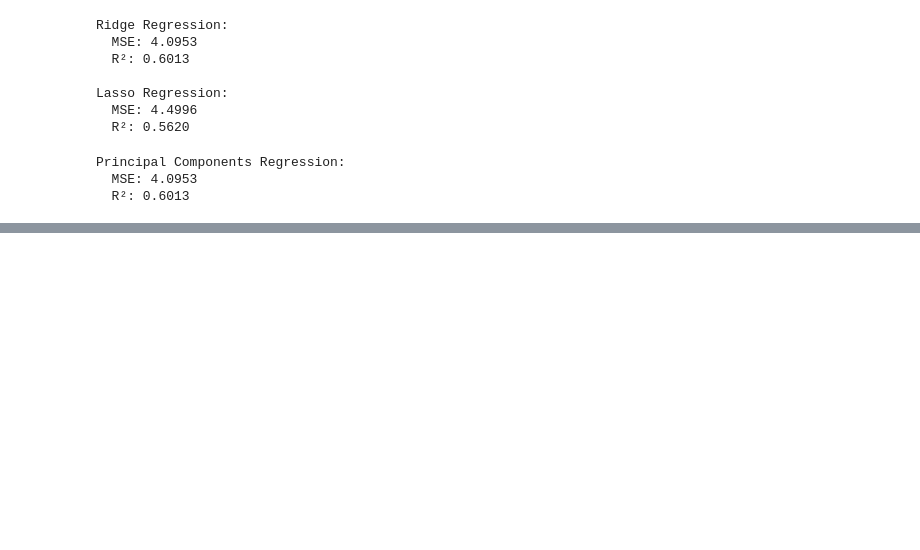
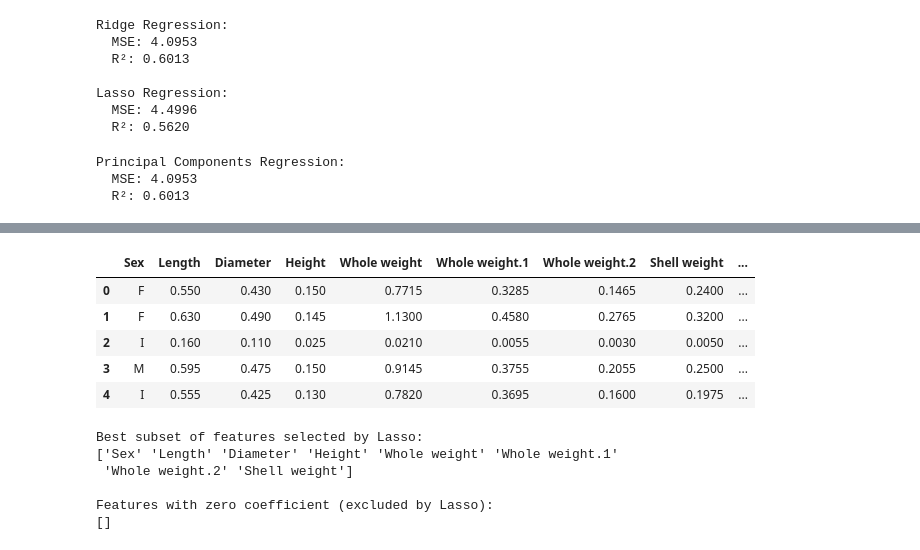
Before and after one commit to anujbansal-ncu/NCU, a Jupyter notebook: DDS-8555/week3/assignment3.ipynb, the cells around one changed output, grey strips where cells are left out. Saved outputs shown, nothing was run; the diff lists cells and outputs as text; code cells hidden in the pictures; blank space fills up the shorter version.

```diff
--- a/DDS-8555/week3/assignment3.ipynb
+++ b/DDS-8555/week3/assignment3.ipynb
@@ -713,0 +702,55 @@ Successfully installed plotly-6.2.0
+# %%
+df.head()
+# %% [output]
+|  | Sex | Length | Diameter | Height | Whole weight | Whole weight.1 | Whole weight.2 | Shell weight | ... |
+| 0 | F | 0.550 | 0.430 | 0.150 | 0.7715 | 0.3285 | 0.1465 | 0.2400 | ... |
+| 1 | F | 0.630 | 0.490 | 0.145 | 1.1300 | 0.4580 | 0.2765 | 0.3200 | ... |
+| 2 | I | 0.160 | 0.110 | 0.025 | 0.0210 | 0.0055 | 0.0030 | 0.0050 | ... |
+| 3 | M | 0.595 | 0.475 | 0.150 | 0.9145 | 0.3755 | 0.2055 | 0.2500 | ... |
+| 4 | I | 0.555 | 0.425 | 0.130 | 0.7820 | 0.3695 | 0.1600 | 0.1975 | ... |
+# %%
+# Best subset selection using Lasso regularization on train.csv
+from sklearn.linear_model import LassoCV
+from sklearn.preprocessing import StandardScaler, LabelEncoder
+import pandas as pd
+import numpy as np
+
+# Load the dataset
+df = pd.read_csv("train.csv")
+
+# Drop the 'id' column if present
+if 'id' in df.columns:
+    df = df.drop(columns=['id'])
+
+# Label encode the 'Sex' feature if present
+if 'Sex' in df.columns:
+    le = LabelEncoder()
+    df['Sex'] = le.fit_transform(df['Sex'])
+
+# Define features and target
+X = df.drop(columns=['Rings'])
+y = df['Rings']
+
+# Standardize features
+scaler = StandardScaler()
+X_scaled = scaler.fit_transform(X)
+
+# Fit LassoCV to select features
+lasso = LassoCV(cv=5, random_state=42, max_iter=10000)
+lasso.fit(X_scaled, y)
+
+# Get the best subset of features (non-zero coefficients)
+coef = lasso.coef_
+selected_features = np.array(X.columns)[coef != 0]
+zero_coef_features = np.array(X.columns)[coef == 0]
+print('Best subset of features selected by Lasso:')
+print(selected_features)
+print('\nFeatures with zero coefficient (excluded by Lasso):')
+print(zero_coef_features)
+# %% [output]
+Best subset of features selected by Lasso:
+['Sex' 'Length' 'Diameter' 'Height' 'Whole weight' 'Whole weight.1'
+ 'Whole weight.2' 'Shell weight']
+
+Features with zero coefficient (excluded by Lasso):
+[]
```
Also changed, not shown: parts of 6 cells of this notebook, 4 other files.
